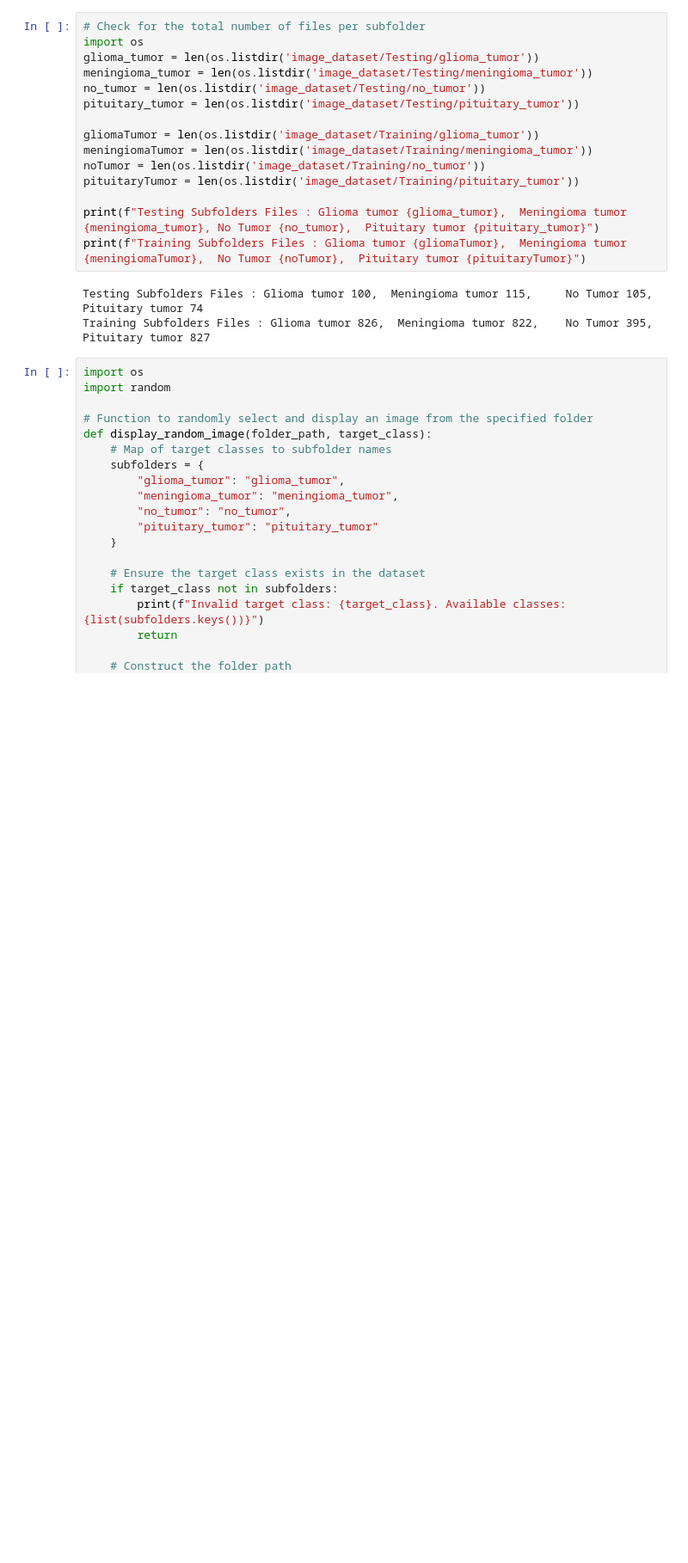
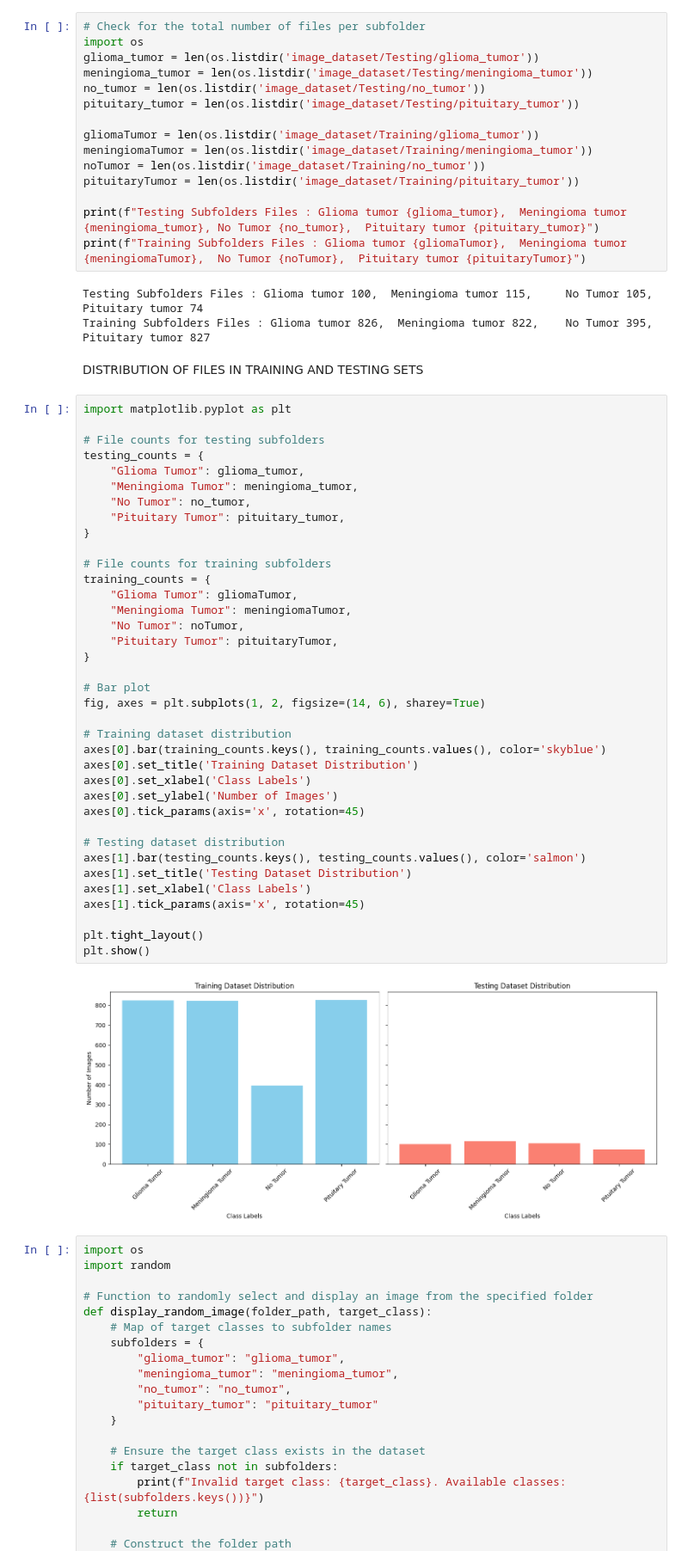
Before and after one commit to mk7890/Machine-Learning-II, a Jupyter notebook: ML2_CNN_BrainTumourMRI.ipynb, the cells around one changed output. Shown at 86% size. Cells and saved outputs as stored; diff of their text form; blank space fills up the shorter version.

```diff
--- a/ML2_CNN_BrainTumourMRI.ipynb
+++ b/ML2_CNN_BrainTumourMRI.ipynb
@@ -71,6 +72,47 @@ print(f"Training Subfolders Files : Glioma tumor {gliomaTumor},  Meningioma tumo
 # %% [output]
 Testing Subfolders Files : Glioma tumor 100,  Meningioma tumor 115,     No Tumor 105,  Pituitary tumor 74
 Training Subfolders Files : Glioma tumor 826,  Meningioma tumor 822,    No Tumor 395,  Pituitary tumor 827
+# %% [markdown]
+DISTRIBUTION OF FILES IN TRAINING AND TESTING SETS
+# %%
+import matplotlib.pyplot as plt
+
+# File counts for testing subfolders
+testing_counts = {
+    "Glioma Tumor": glioma_tumor,
+    "Meningioma Tumor": meningioma_tumor,
+    "No Tumor": no_tumor,
+    "Pituitary Tumor": pituitary_tumor,
+}
+
+# File counts for training subfolders
+training_counts = {
+    "Glioma Tumor": gliomaTumor,
+    "Meningioma Tumor": meningiomaTumor,
+    "No Tumor": noTumor,
+    "Pituitary Tumor": pituitaryTumor,
+}
+
+# Bar plot
+fig, axes = plt.subplots(1, 2, figsize=(14, 6), sharey=True)
+
+# Training dataset distribution
+axes[0].bar(training_counts.keys(), training_counts.values(), color='skyblue')
+axes[0].set_title('Training Dataset Distribution')
+axes[0].set_xlabel('Class Labels')
+axes[0].set_ylabel('Number of Images')
+axes[0].tick_params(axis='x', rotation=45)
+
+# Testing dataset distribution
+axes[1].bar(testing_counts.keys(), testing_counts.values(), color='salmon')
+axes[1].set_title('Testing Dataset Distribution')
+axes[1].set_xlabel('Class Labels')
+axes[1].tick_params(axis='x', rotation=45)
+
+plt.tight_layout()
+plt.show()
+# %% [output]
+[figure, added]
 # %%
 import os
 import random
```
Also changed, not shown: parts of 32 cells of this notebook.
